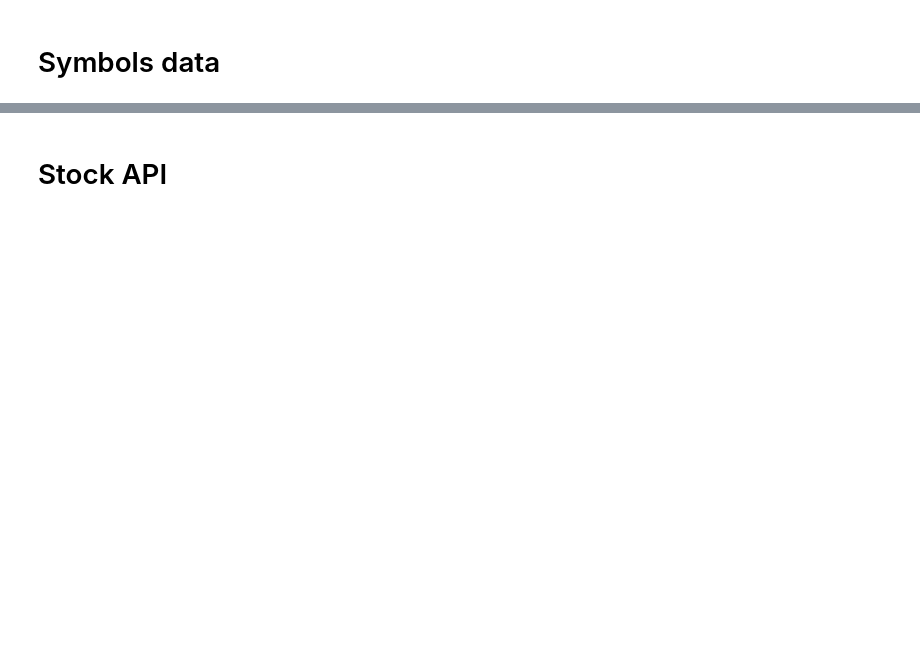
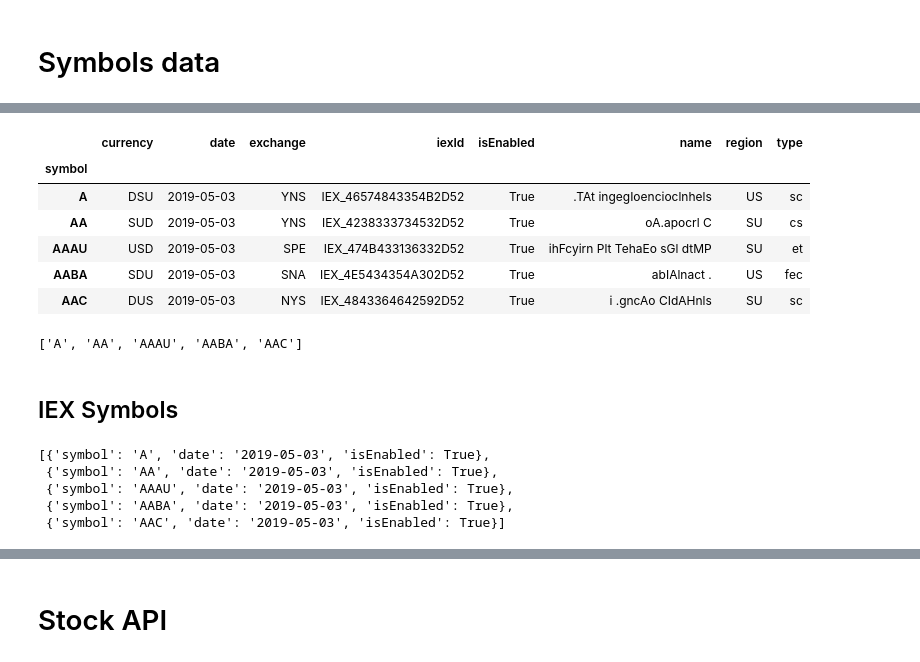
Before and after one commit to tkp-archive/pyEX, a Jupyter notebook: all.ipynb, the cells around one changed output, grey strips where cells are left out. Cells and saved outputs as stored; diff of their text form; code cells hidden in the pictures; blank space fills up the shorter version.

```diff
--- a/all.ipynb
+++ b/all.ipynb
@@ -60,0 +39,24 @@ c.tagsDF()
+# %%
+c.symbolsDF().head()
+# %% [output]
+|  | currency | date | exchange | iexId | isEnabled | name | region | type |
+| symbol |  |  |  |  |  |  |  |  |
+| A | DSU | 2019-05-03 | YNS | IEX_46574843354B2D52 | True | .TAt ingegIoencioclnhels | US | sc |
+| AA | SUD | 2019-05-03 | YNS | IEX_4238333734532D52 | True | oA.apocrl C | SU | cs |
+| AAAU | USD | 2019-05-03 | SPE | IEX_474B433136332D52 | True | ihFcyirn Plt TehaEo sGl dtMP | SU | et |
+| AABA | SDU | 2019-05-03 | SNA | IEX_4E5434354A302D52 | True | abIAlnact . | US | fec |
+| AAC | DUS | 2019-05-03 | NYS | IEX_4843364642592D52 | True | i .gncAo CIdAHnls | SU | sc |
+# %%
+c.symbolsList()[:5]
+# %% [output]
+['A', 'AA', 'AAAU', 'AABA', 'AAC']
+# %% [markdown]
+## IEX Symbols
+# %%
+c.iexSymbols()[:5]
+# %% [output]
+[{'symbol': 'A', 'date': '2019-05-03', 'isEnabled': True},
+ {'symbol': 'AA', 'date': '2019-05-03', 'isEnabled': True},
+ {'symbol': 'AAAU', 'date': '2019-05-03', 'isEnabled': True},
+ {'symbol': 'AABA', 'date': '2019-05-03', 'isEnabled': True},
+ {'symbol': 'AAC', 'date': '2019-05-03', 'isEnabled': True}]
```
Also changed, not shown: parts of 266 cells of this notebook, 4 other files.
